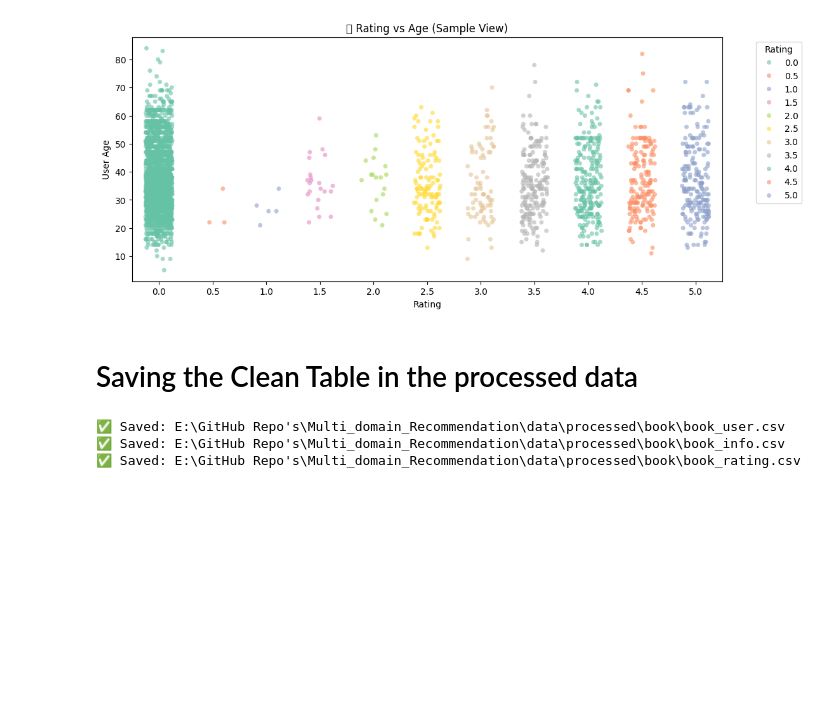
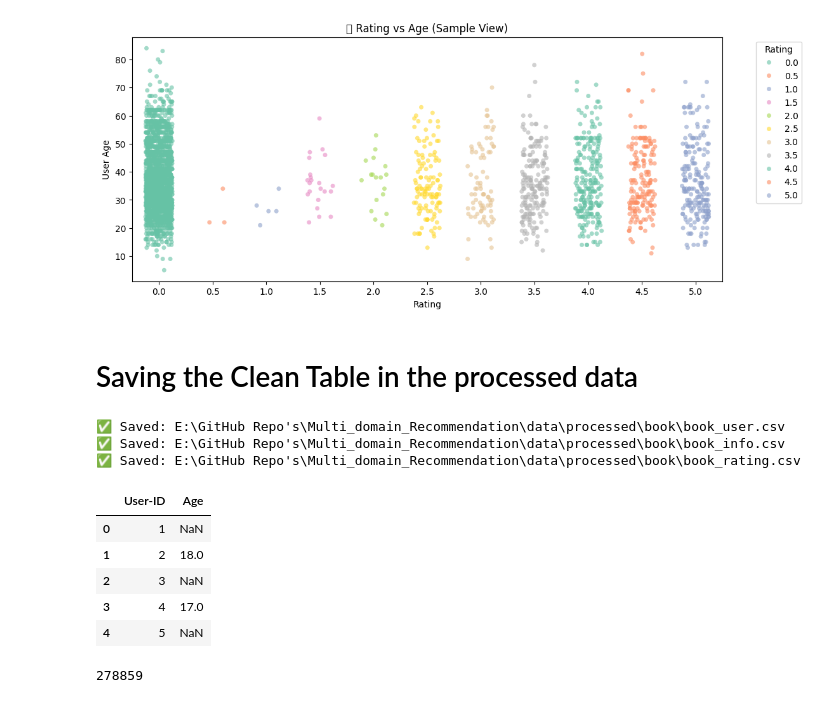
Before and after one commit to ak12thwonder/Multi_domain_Recommendation, a Jupyter notebook: notebooks/book_cleaning.ipynb, the cells around one changed output. Drawn from its saved outputs; the diff is of its cells as text; code cells hidden in the pictures; blank space fills up the shorter version.

```diff
--- a/notebooks/book_cleaning.ipynb
+++ b/notebooks/book_cleaning.ipynb
@@ -597,3 +597,16 @@ for domain, tables in datasets.items():
 ✅ Saved: E:\GitHub Repo's\Multi_domain_Recommendation\data\processed\book\book_user.csv
 ✅ Saved: E:\GitHub Repo's\Multi_domain_Recommendation\data\processed\book\book_info.csv
 ✅ Saved: E:\GitHub Repo's\Multi_domain_Recommendation\data\processed\book\book_rating.csv
+# %%
+df_user.head()
+# %% [output]
+|  | User-ID | Age |
+| 0 | 1 | NaN |
+| 1 | 2 | 18.0 |
+| 2 | 3 | NaN |
+| 3 | 4 | 17.0 |
+| 4 | 5 | NaN |
+# %%
+df_user['User-ID'].nunique()
+# %% [output]
+278859
```
Also changed, not shown: 10 other files.
